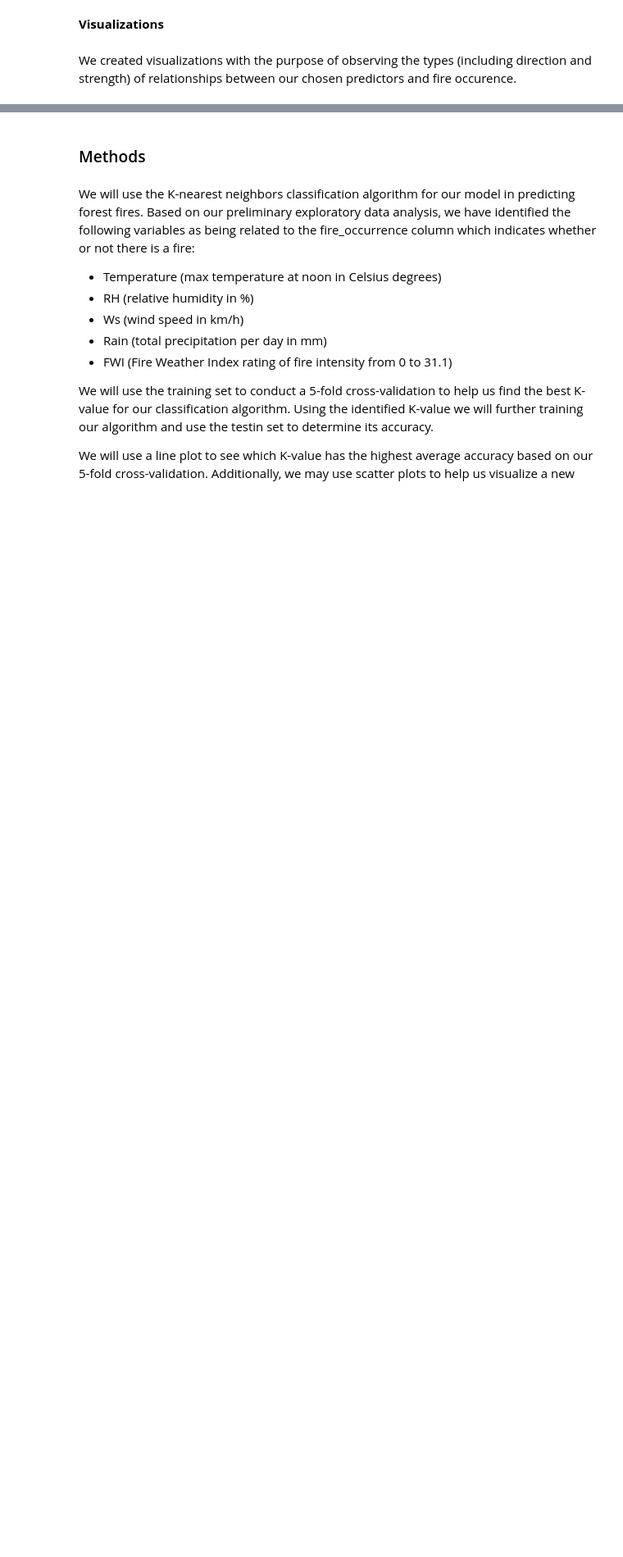
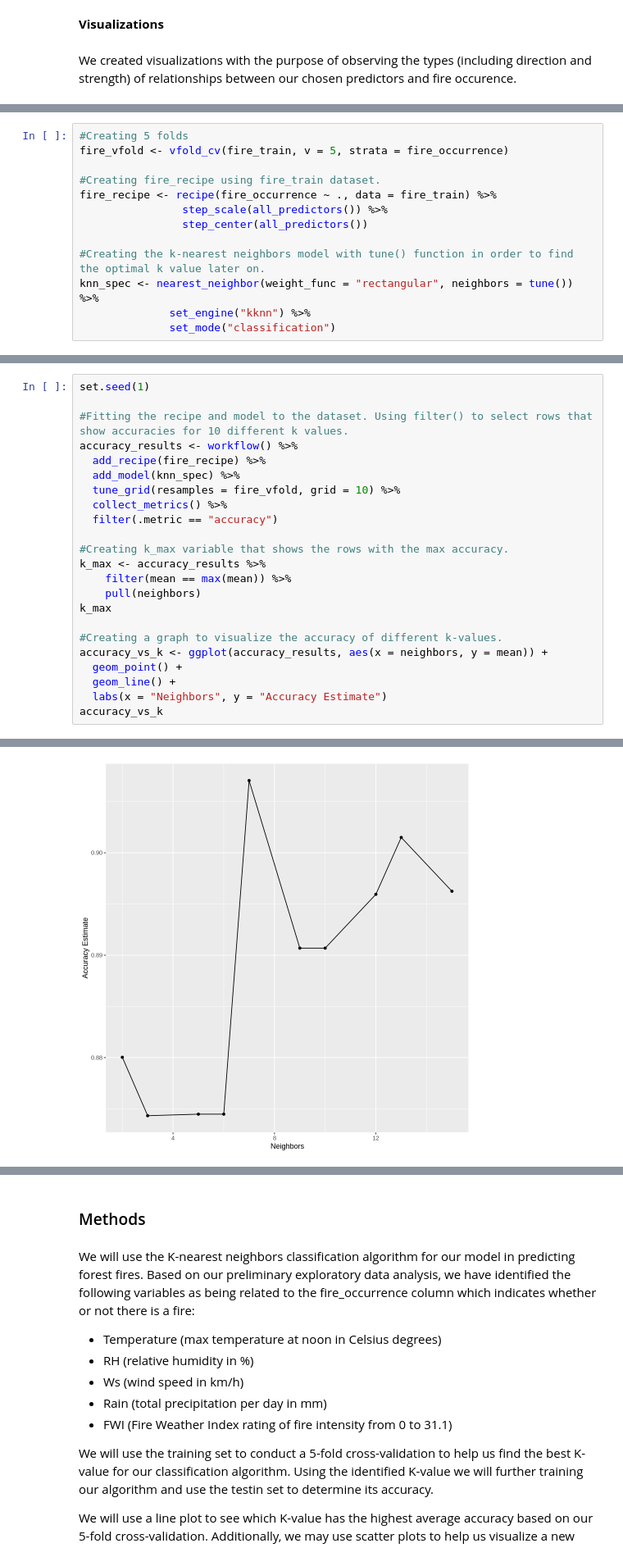
Before and after one commit to alexpiarkouski/Fire-Prediction, a Jupyter notebook: Group 33_ProjectReport.ipynb, the cells around one changed output, grey strips where cells are left out. Shown: that part at 82% size. Drawn from its saved outputs; the diff is of its cells as text; blank space fills up the shorter version.

```diff
--- a/Group 33_ProjectReport.ipynb
+++ b/Group 33_ProjectReport.ipynb
@@ -221,0 +220,13 @@ temperature_FWI_plot
+# %%
+#Creating 5 folds
+fire_vfold <- vfold_cv(fire_train, v = 5, strata = fire_occurrence)
+
+#Creating fire_recipe using fire_train dataset.
+fire_recipe <- recipe(fire_occurrence ~ ., data = fire_train) %>%
+                step_scale(all_predictors()) %>%
+                step_center(all_predictors())
+
+#Creating the k-nearest neighbors model with tune() function in order to find the optimal k value later on.
+knn_spec <- nearest_neighbor(weight_func = "rectangular", neighbors = tune()) %>%
+              set_engine("kknn") %>%
+              set_mode("classification")
@@ -221,0 +235,24 @@ temperature_FWI_plot
+# %%
+set.seed(1)
+
+#Fitting the recipe and model to the dataset. Using filter() to select rows that show accuracies for 10 different k values.
+accuracy_results <- workflow() %>%
+  add_recipe(fire_recipe) %>%
+  add_model(knn_spec) %>%
+  tune_grid(resamples = fire_vfold, grid = 10) %>%
+  collect_metrics() %>%
+  filter(.metric == "accuracy")
+
+#Creating k_max variable that shows the rows with the max accuracy.
+k_max <- accuracy_results %>%
+    filter(mean == max(mean)) %>%
+    pull(neighbors)
+k_max
+
+#Creating a graph to visualize the accuracy of different k-values.
+accuracy_vs_k <- ggplot(accuracy_results, aes(x = neighbors, y = mean)) +
+  geom_point() +
+  geom_line() +
+  labs(x = "Neighbors", y = "Accuracy Estimate")
+accuracy_vs_k
+# %% [output]
@@ -221,0 +260 @@ temperature_FWI_plot
+[figure, added]
```
Also changed, not shown: parts of 8 cells of this notebook.
